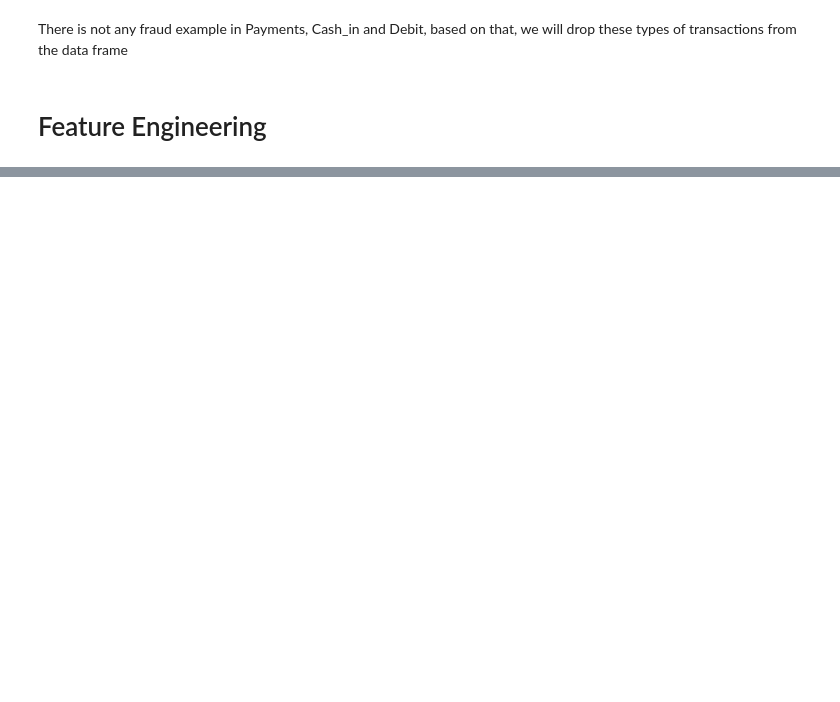
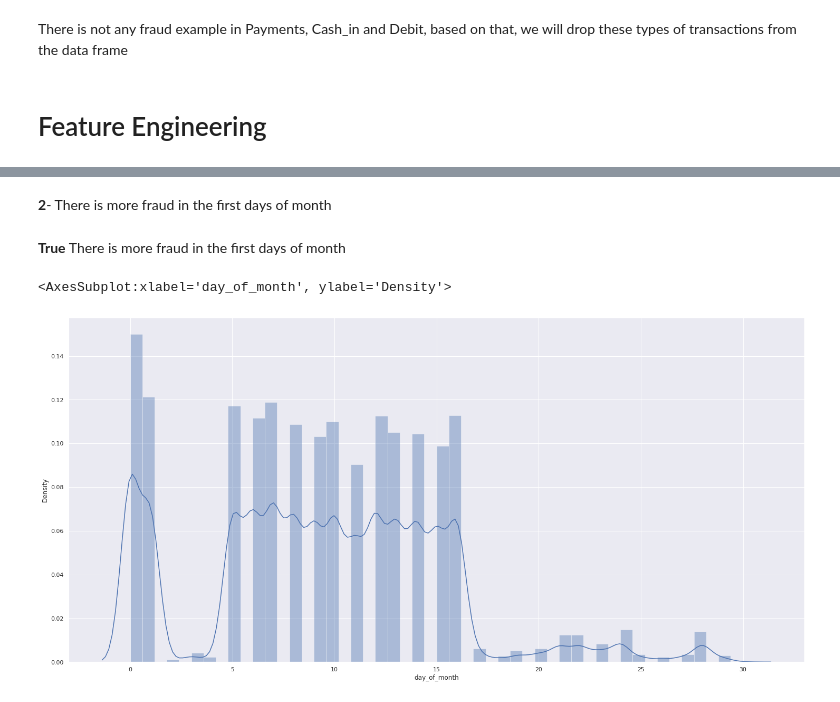
Before and after one commit to leon-amador/blocker_fraud_company, a Jupyter notebook: blocker_fraud_company_notebook.ipynb, the cells around one changed output, grey strips where cells are left out. Saved outputs shown, nothing was run; the diff lists cells and outputs as text; code cells hidden in the pictures; blank space fills up the shorter version.

```diff
--- a/blocker_fraud_company_notebook.ipynb
+++ b/blocker_fraud_company_notebook.ipynb
@@ -380,0 +493,10 @@ Image('img/Fraud_detection.png')
+# %% [markdown]
+**2**- There is more fraud in the first days of month
+# %% [markdown]
+**True** There is more fraud in the first days of month
+# %%
+a = df4[(df4['is_fraud']==1)]
+sns.distplot(df4['day_of_month'])
+# %% [output]
+<AxesSubplot:xlabel='day_of_month', ylabel='Density'>
+[figure, added]
```
Also changed, not shown: parts of 41 cells of this notebook.
